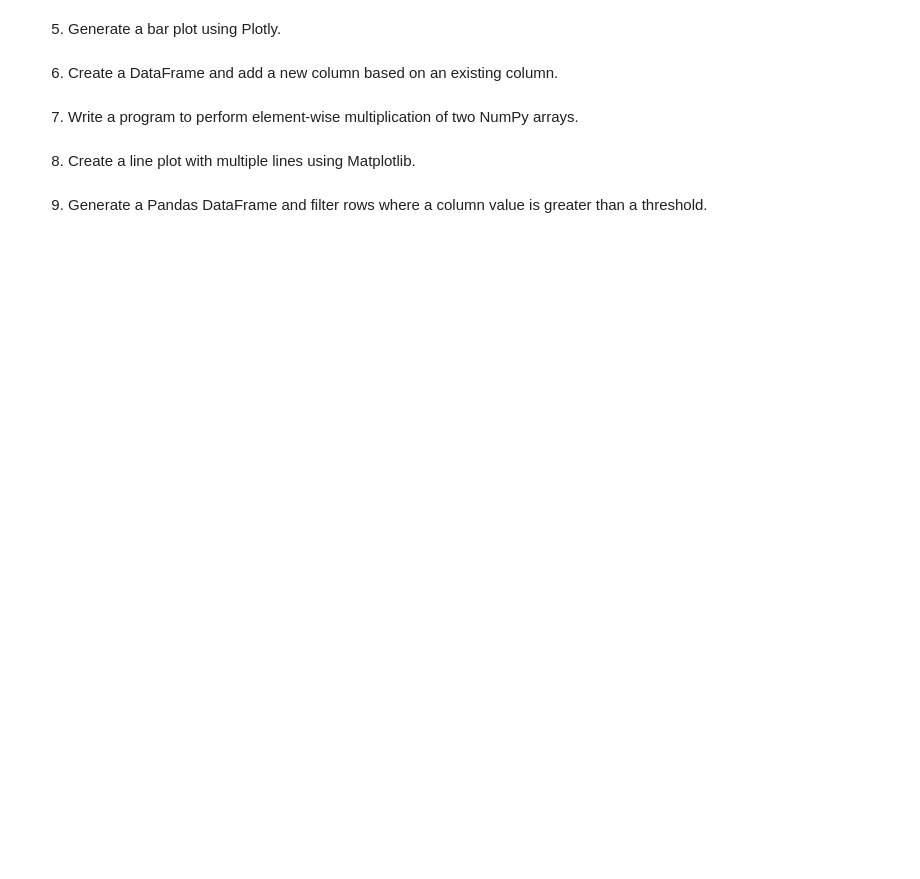
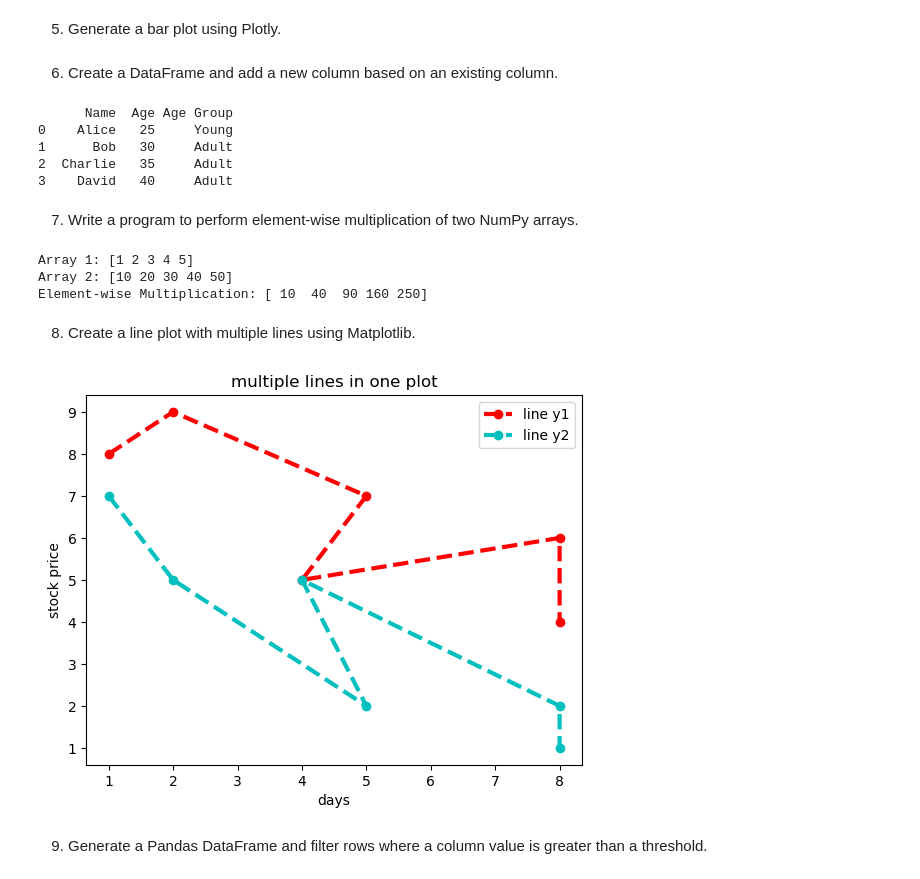
Before and after one commit to srijan469/python-practice-question, a Jupyter notebook: practice_Q6.ipynb, the cells around one changed output. Saved outputs shown, nothing was run; the diff lists cells and outputs as text; code cells hidden in the pictures; blank space fills up the shorter version.

Commit message:
new practice set of data toolkit

```diff
--- a/practice_Q6.ipynb
+++ b/practice_Q6.ipynb
@@ -158,8 +242,60 @@ Python lists, however, are heterogeneous (can store different data types), and e
 # %% [markdown]
 6.  Create a DataFrame and add a new column based on an existing column.
+# %%
+import pandas as pd
+
+# Creating a sample DataFrame
+data = pd.DataFrame({
+    'Name': ['Alice', 'Bob', 'Charlie', 'David'],
+    'Age': [25, 30, 35, 40]
+})
+
+# Adding a new column 'Age Group' based on 'Age'
+data['Age Group'] = data['Age'].apply(lambda x: 'Young' if x < 30 else 'Adult')
+
+# Display the DataFrame
+print(data)
+# %% [output]
+      Name  Age Age Group
+0    Alice   25     Young
+1      Bob   30     Adult
+2  Charlie   35     Adult
+3    David   40     Adult
 # %% [markdown]
 7.  Write a program to perform element-wise multiplication of two NumPy arrays.
+# %%
+import numpy as np
+
+# Creating two NumPy arrays
+arr1 = np.array([1, 2, 3, 4, 5])
+arr2 = np.array([10, 20, 30, 40, 50])
+
+# Element-wise multiplication
+result = arr1 * arr2
+
+# Printing the result
+print("Array 1:", arr1)
+print("Array 2:", arr2)
+print("Element-wise Multiplication:", result)
+# %% [output]
+Array 1: [1 2 3 4 5]
+Array 2: [10 20 30 40 50]
+Element-wise Multiplication: [ 10  40  90 160 250]
 # %% [markdown]
 8.  Create a line plot with multiple lines using Matplotlib.
+# %%
+x = [1,2,5,4,8,8]
+y1= [8,9,7,5,6,4]
+y2= [7,5,2,5,2,1]
+plt.plot(x,y1, color= "r" ,marker ='o', linestyle ="--" ,linewidth= 3, markersize =6, label = "line y1")
+plt.plot(x,y2, color= "c" ,marker ='o', linestyle ="--" ,linewidth= 3, markersize =6, label = "line y2")
+plt.title("multiple lines in one plot")
+
+plt.xlabel('days')
+plt.ylabel('stock price')
+plt.legend()
+plt.show()
+# %% [output]
+[figure, added]
 # %% [markdown]
 9. Generate a Pandas DataFrame and filter rows where a column value is greater than a threshold.
```
Also changed, not shown: parts of 13 cells of this notebook.
